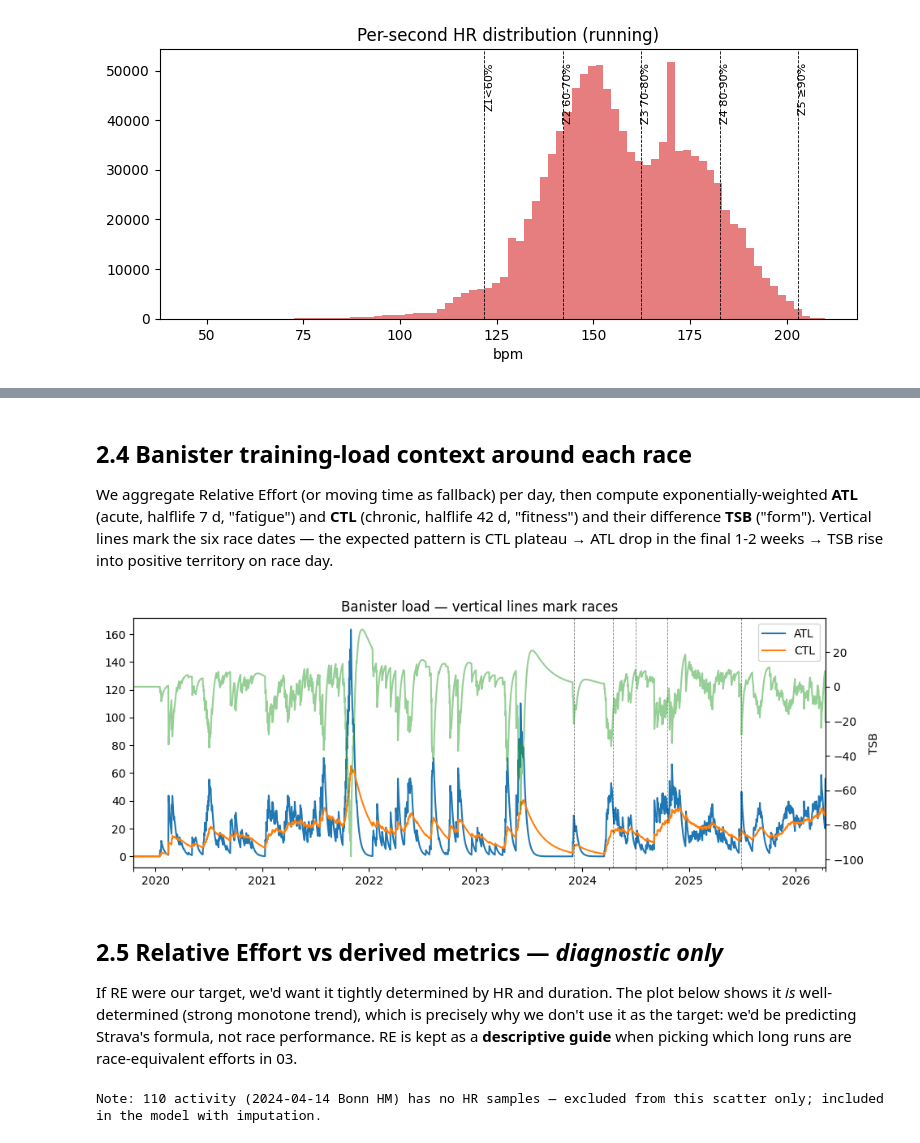
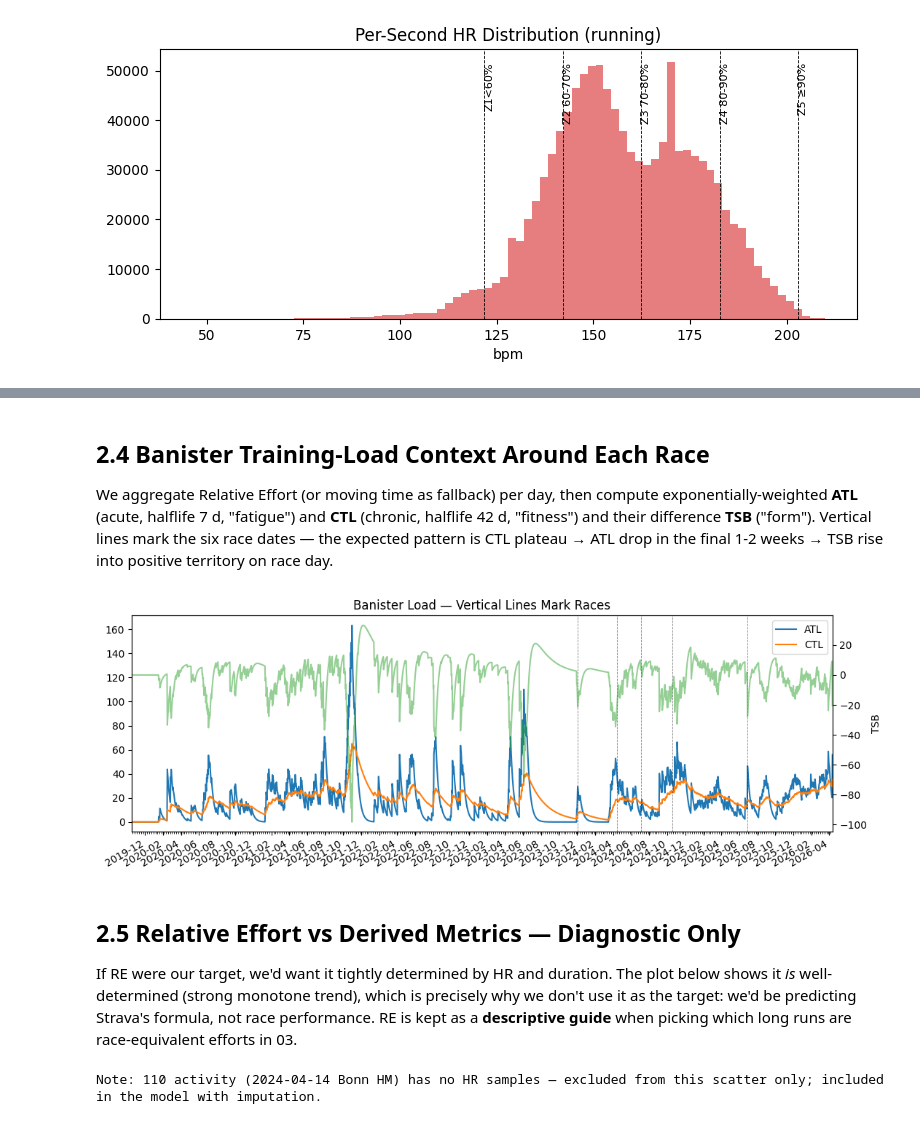
Before and after one commit to AlexS-1/BDME, a Jupyter notebook: Project/02_descriptive.ipynb, the cells around one changed output, grey strips where cells are left out. Saved outputs shown, nothing was run; the diff lists cells and outputs as text; code cells hidden in the pictures.

```diff
--- a/Project/02_descriptive.ipynb
+++ b/Project/02_descriptive.ipynb
@@ -109,27 +181,39 @@ Mean within-bin std reduction: -88.7%
 # %% [markdown]
-## 2.4 Banister training-load context around each race
+## 2.4 Banister Training-Load Context Around Each Race
 
 We aggregate Relative Effort (or moving time as fallback) per day, then compute exponentially-weighted **ATL** (acute, halflife 7 d, "fatigue") and **CTL** (chronic, halflife 42 d, "fitness") and their difference **TSB** ("form"). Vertical lines mark the six race dates — the expected pattern is CTL plateau → ATL drop in the final 1-2 weeks → TSB rise into positive territory on race day.
 # %%
+import matplotlib.dates as mdates
+
 raw["day"] = raw["activity_dt"].dt.tz_convert("UTC").dt.floor("D")
 daily = (raw.groupby("day")["Relative Effort"].sum().fillna(0)
             .reindex(pd.date_range(raw["day"].min(), raw["day"].max(), freq="D", tz="UTC"))
             .fillna(0).rename("re_daily"))
 atl = daily.ewm(halflife=7).mean();   atl.name = "ATL"
 ctl = daily.ewm(halflife=42).mean();  ctl.name = "CTL"
 tsb = (ctl - atl).rename("TSB")
 load = pd.concat([atl, ctl, tsb], axis=1)
 
-fig, ax = plt.subplots(figsize=(11,4))
-load[["ATL","CTL"]].plot(ax=ax)
-ax2 = ax.twinx(); load["TSB"].plot(ax=ax2, color="tab:green", alpha=0.5, label="TSB")
-for d in RACE_DATES: ax.axvline(d, color="black", lw=0.6, alpha=0.5, ls="--")
-ax.set_title("Banister load — vertical lines mark races"); ax2.set_ylabel("TSB")
-plt.show()
+fig, ax = plt.subplots(figsize=(11, 4))
+load[["ATL", "CTL"]].plot(ax=ax)
+ax2 = ax.twinx()
+load["TSB"].plot(ax=ax2, color="tab:green", alpha=0.5, label="TSB")
+for d in RACE_DATES:
+    ax.axvline(d, color="black", lw=0.6, alpha=0.5, ls="--")
+
+# Monthly major ticks, weekly minor ticks for readability over a 2.5-year window.
+ax.xaxis.set_major_locator(mdates.MonthLocator(interval=2))
+ax.xaxis.set_minor_locator(mdates.WeekdayLocator(byweekday=mdates.MO))
+ax.xaxis.set_major_formatter(mdates.DateFormatter("%Y-%m"))
+plt.setp(ax.get_xticklabels(), rotation=30, ha="right")
+
+ax.set_title("Banister Load — Vertical Lines Mark Races")
+ax2.set_ylabel("TSB")
+plt.tight_layout(); plt.show()
 # %% [output]
-[figure, old version]
+[figure, new version]
 # %% [markdown]
-## 2.5 Relative Effort vs derived metrics — *diagnostic only*
+## 2.5 Relative Effort vs Derived Metrics — Diagnostic Only
 
 If RE were our target, we'd want it tightly determined by HR and duration. The plot below shows it *is* well-determined (strong monotone trend), which is precisely why we don't use it as the target: we'd be predicting Strava's formula, not race performance. RE is kept as a **descriptive guide** when picking which long runs are race-equivalent efforts in 03.
 # %%
```
Also changed, not shown: parts of 12 cells of this notebook, 12 other files.
